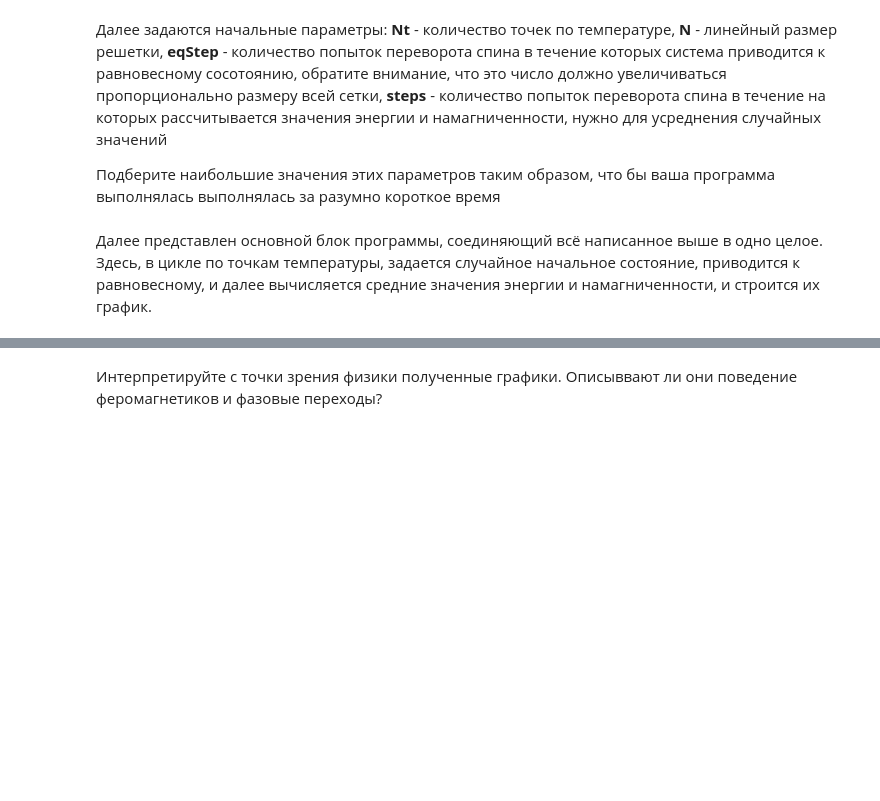
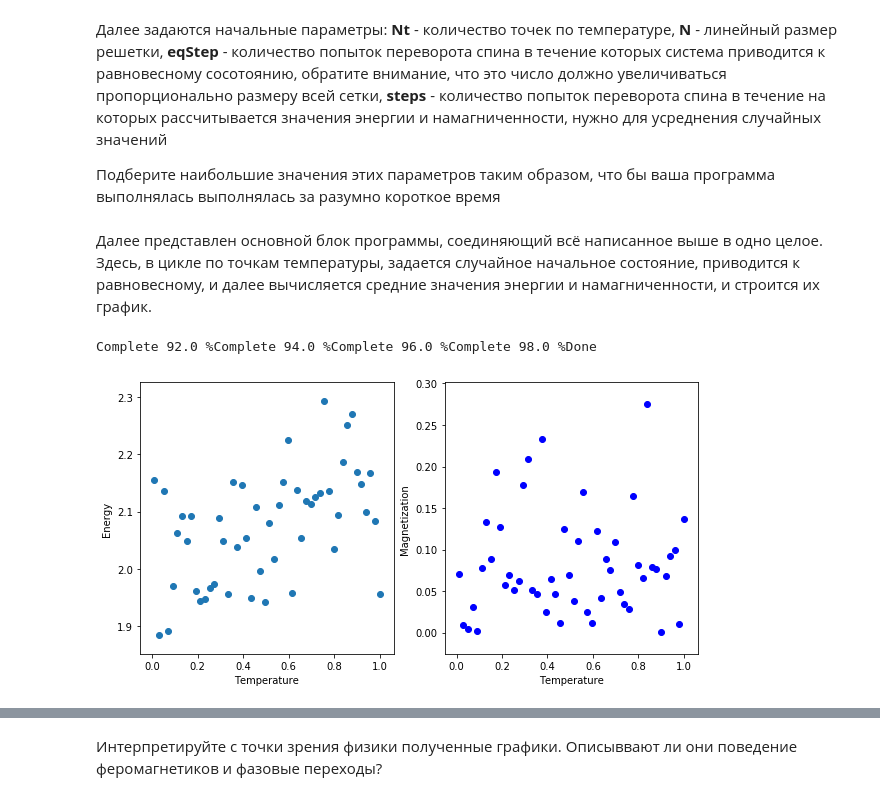
Before and after one commit to ev-br/CP2020, a Jupyter notebook: week_9_Monte-Carlo.ipynb, the cells around one changed output, grey strips where cells are left out. Saved outputs shown, nothing was run; the diff lists cells and outputs as text; code cells hidden in the pictures; blank space fills up the shorter version.

```diff
--- a/week_9_Monte-Carlo.ipynb
+++ b/week_9_Monte-Carlo.ipynb
@@ -252,7 +252,7 @@ def getInitialState(N):
     Функция возвращает:
     state - numpy ndarray of ints, массив состояния системы размера NxN
     '''
-    state = np.random.choice([-1,1],size=(N,N))
+    state = rndm.choice([-1,1],size=(N,N))
     return state
 # %% [markdown]
 2. Напишите функцию, которая для ячейки $(i,j)$ расчитывает изменение её энергии, если изменить её знак. При этом для простоты предполагаем, во-первых, что $J=1$ (на него отнормируем kT), и во-вторых, что элементы находящиеся на верхней и нижней (левой и правой) границах находятся рядом друг с другом (топология тора).
@@ -308,13 +309,13 @@ def makeFlip(T, state):
     Функция возвращает:
     state - numpy ndarray of ints, массив нового состояния системы размера NxN
     '''
-    x,y = rndm.randint(low= -100, high= 101, size=(2, (state.shape[0])^2))
-    for i in range(0,x.shape[0]):
+    x,y = rndm.randint(low= 0, high= state.shape[0], size=(2, (state.shape[0])^2))
+    for i in range(0,(state.shape[0])^2):
         dE = getDeltaE(x[i],y[i],state)
-        if dE< 0:
+        if dE < 0:
             state[x[i],y[i]]= -state[x[i],y[i]]
-        if dE >0:
-            state[x[i],y[i]] = random.choices([state[x[i],y[i]],-state[x[i],y[i]]],weights=[1-np.exp(-dE/T),np.exp(-dE/T)])
+        if dE > 0 and random.random()< np.exp(-dE/T) :
+            state[x[i],y[i]] = -state[x[i],y[i]]
     return state
 # %% [markdown]
 4. Напишите функцию, которая будет рассчитывать значение энергии всей системы (предполагаем $J=1$).
@@ -347,10 +348,7 @@ def getMagnetization(state):
     Функция возвращает:
     M - float, значение намагниченности системы
     '''
-    M = 0
-    for i in range(0,state.shape[0]):
-        for j in range(0,state.shape[0]):
-            M += state[i,j]
+    M = np.sum(state)
     return M
 # %% [markdown]
 Далее задаются начальные параметры:
@@ -361,41 +359,43 @@ def getMagnetization(state):
 
 Подберите наибольшие значения этих параметров таким образом, что бы ваша программа выполнялась выполнялась за разумно короткое время
 # %%
-N       = 10         # размер решетки NxN
-Nt      = 10         # количество точек температуры
-eqSteps = 150        # количество раз выполнения makeFlip для установления равновесия
-steps   = 30         # количество раз выполнения makeFlip для усреднения энергии и намагниченности
+N       = 30       # размер решетки NxN
+Nt      = 50         # количество точек температуры
+eqSteps = 800  # количество раз выполнения makeFlip для установления равновесия
+steps   = 350        # количество раз выполнения makeFlip для усреднения энергии и намагниченности
 
-T = np.linspace(0.5, 5, Nt);
+T = np.linspace(1, 10., Nt);
 E, M = np.zeros(Nt), np.zeros(Nt)
 # %% [markdown]
 Далее представлен основной блок программы, соединяющий всё написанное выше в одно целое. Здесь, в цикле по точкам температуры, задается случайное начальное состояние, приводится к равновесному, и далее вычисляется средние значения энергии и намагниченности, и строится их график.
 # %%
 for t in range(Nt):
     print("Complete", t/Nt*100, '%\r', end='')
 
     Esum = Msum = 0
     state = getInitialState(N)
-
+    state_st = state.copy()
     for i in range(eqSteps):         # установление статистического равновесия
         makeFlip(T[t], state)
-
     for i in range(steps):           # суммирование по разным состояниям близким к равновеснсому
         makeFlip(T[t], state)
         Esum += getEnergy(state)
         Msum += getMagnetization(state)
 
     E[t] = Esum / (steps * N * N)
     M[t] = Msum / (steps * N * N)
 
 print("Done              \r", end='')
 
 _, ax = plt.subplots(1,2,figsize=(10, 5))
 
 ax[0].scatter(T, E)
-ax[0].set_xlabel("Temperature")
-ax[0].set_ylabel("Energy ")
+ax[0].set_xlabel("Temperature");
+ax[0].set_ylabel("Energy ");
 
 ax[1].scatter(T, abs(M), color = 'blue')
-ax[1].set_xlabel("Temperature")
-ax[1].set_ylabel("Magnetization ")
+ax[1].set_xlabel("Temperature");
+ax[1].set_ylabel("Magnetization ");
+# %% [output]
+Complete 92.0 %Complete 94.0 %Complete 96.0 %Complete 98.0 %Done
+[figure, added]
```
Also changed, not shown: parts of 4 cells of this notebook.
